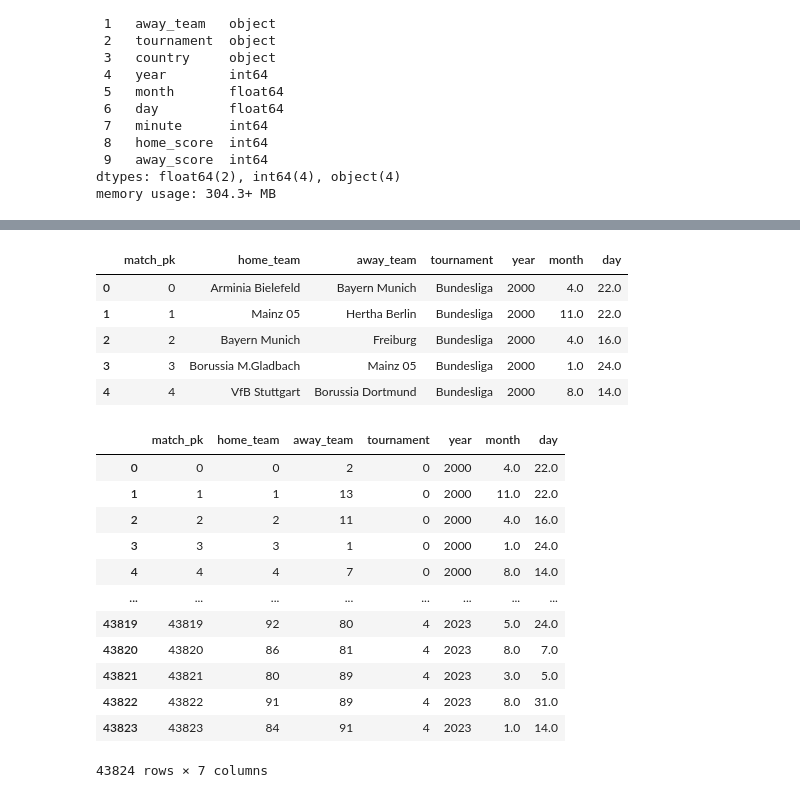
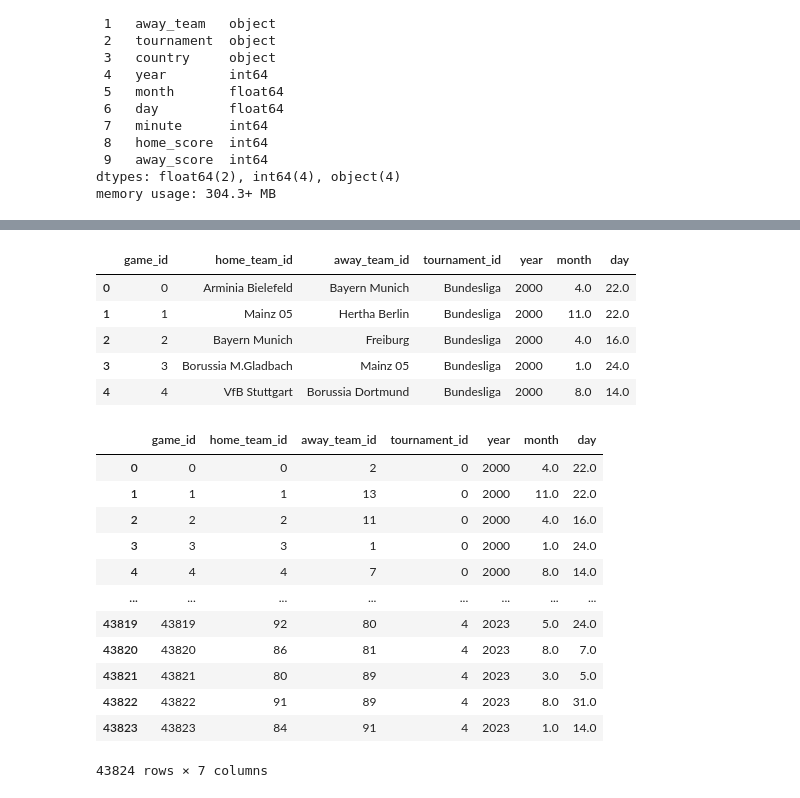
Before and after one commit to MandarParkar/DBA-Project, a Jupyter notebook: data_splitting.ipynb, the cells around one changed output, grey strips where cells are left out. Saved outputs shown, nothing was run; the diff lists cells and outputs as text; code cells hidden in the pictures.

```diff
--- a/data_splitting.ipynb
+++ b/data_splitting.ipynb
@@ -99,10 +99,10 @@ teams_df
 | 97 | 97 | Lazio | 4 |
 98 rows × 3 columns
 # %%
-match_df = df[['home_team', 'away_team', 'tournament', 'year', 'month', 'day']].drop_duplicates(ignore_index=True)
-match_df.reset_index(inplace=True)
-match_df.rename(columns={'index': 'match_pk'}, inplace=True)
-match_df.info()
+game_df = df[['home_team', 'away_team', 'tournament', 'year', 'month', 'day']].drop_duplicates(ignore_index=True)
+game_df.reset_index(inplace=True)
+game_df.rename(columns={'index': 'game_id', 'home_team': 'home_team_id', 'away_team': 'away_team_id', 'tournament': 'tournament_id'}, inplace=True)
+game_df.info()
 # %% [output]
 <class 'pandas.core.frame.DataFrame'>
 RangeIndex: 43824 entries, 0 to 43823
@@ -119,20 +119,20 @@ Data columns (total 7 columns):
 dtypes: float64(2), int64(2), object(3)
 memory usage: 2.3+ MB
 # %%
-match_df.head()
+game_df.head()
 # %% [output]
-|  | match_pk | home_team | away_team | tournament | year | month | day |
+|  | game_id | home_team_id | away_team_id | tournament_id | year | month | day |
 | 0 | 0 | Arminia Bielefeld | Bayern Munich | Bundesliga | 2000 | 4.0 | 22.0 |
 | 1 | 1 | Mainz 05 | Hertha Berlin | Bundesliga | 2000 | 11.0 | 22.0 |
 | 2 | 2 | Bayern Munich | Freiburg | Bundesliga | 2000 | 4.0 | 16.0 |
 | 3 | 3 | Borussia M.Gladbach | Mainz 05 | Bundesliga | 2000 | 1.0 | 24.0 |
 | 4 | 4 | VfB Stuttgart | Borussia Dortmund | Bundesliga | 2000 | 8.0 | 14.0 |
 # %%
-teams_dict = teams_df.set_index('team')['team_pk'].to_dict()
-match_df.replace({'home_team': teams_dict, 'away_team': teams_dict, 'tournament': tournament_dict}, inplace=True)
-match_df
+teams_dict = teams_df.set_index('team')['team_id'].to_dict()
+game_df.replace({'home_team_id': teams_dict, 'away_team_id': teams_dict, 'tournament_id': tournament_dict}, inplace=True)
+game_df
 # %% [output]
-|  | match_pk | home_team | away_team | tournament | year | month | day |
+|  | game_id | home_team_id | away_team_id | tournament_id | year | month | day |
 | 0 | 0 | 0 | 2 | 0 | 2000 | 4.0 | 22.0 |
 | 1 | 1 | 1 | 13 | 0 | 2000 | 11.0 | 22.0 |
 | 2 | 2 | 2 | 11 | 0 | 2000 | 4.0 | 16.0 |
```
Also changed, not shown: parts of 12 cells of this notebook, 7 other files.
